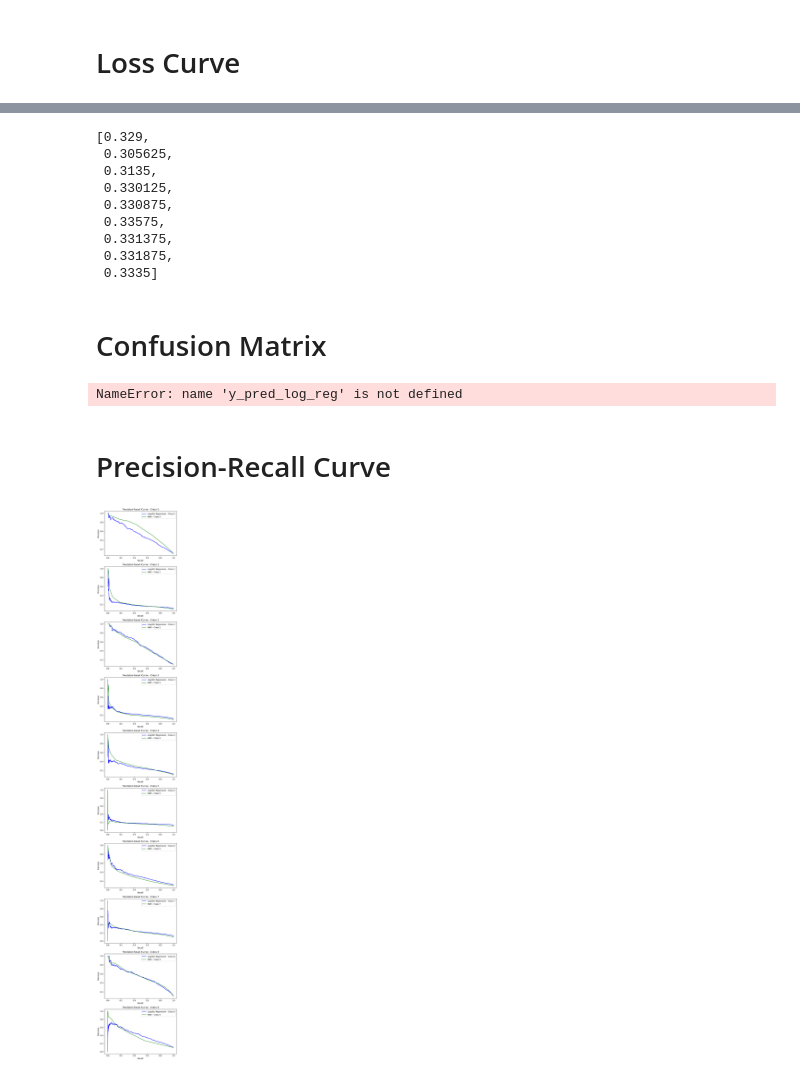
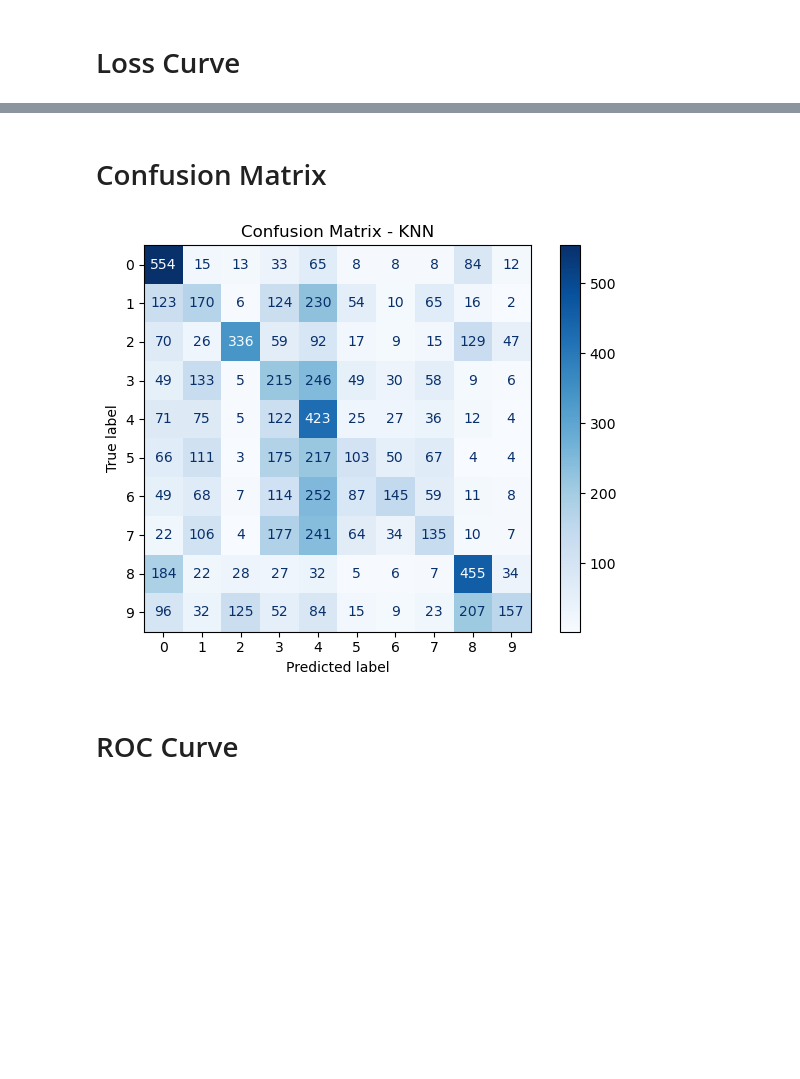
Before and after one commit to ahmniab/ML_project, a Jupyter notebook: Image_knn.ipynb, the cells around one changed output, grey strips where cells are left out. Saved outputs shown, nothing was run; the diff lists cells and outputs as text; code cells hidden in the pictures; blank space fills up the shorter version.

```diff
--- a/Image_knn.ipynb
+++ b/Image_knn.ipynb
@@ -169,77 +140,16 @@ plt.show()
-# %%
-knn_acc
-# %% [output]
-[0.329,
- 0.305625,
- 0.3135,
- 0.330125,
- 0.330875,
- 0.33575,
- 0.331375,
- 0.331875,
- 0.3335]
 # %% [markdown]
 # Confusion Matrix
 # %%
-# cm_log_reg = confusion_matrix(y_test, y_pred_log_reg)
 cm_knn = confusion_matrix(y_test, y_pred_knn)
 
 
-fig, ax = plt.subplots(1, 2, figsize=(14, 6))
+disp_knn = ConfusionMatrixDisplay(confusion_matrix=cm_knn, display_labels=np.unique(y_test))
+disp_knn.plot( cmap='Blues', values_format='d')
 
-
-# disp_log_reg = ConfusionMatrixDisplay(confusion_matrix=cm_log_reg, display_labels=np.unique(y_test))
-# disp_log_reg.plot(ax=ax[0], cmap='Blues', values_format='d')
-# ax[0].set_title('Confusion Matrix - Logistic Regression')
-
-
-disp_knn = ConfusionMatrixDisplay(confusion_matrix=cm_knn, display_labels=np.unique(y_test))
-disp_knn.plot(ax=ax[1], cmap='Blues', values_format='d')
-ax[1].set_title('Confusion Matrix - KNN')
-
+plt.title('Confusion Matrix - KNN')
 plt.tight_layout()
 plt.show()
 # %% [output]
-NameError: name 'y_pred_log_reg' is not defined
+[figure, added]
 # %% [markdown]
-#  Precision-Recall Curve
+# ROC Curve
-# %%
-y_train_bin = label_binarize(y_train, classes=np.unique(y_train))
-y_test_bin = label_binarize(y_test, classes=np.unique(y_test))
-
-
-y_proba_log_reg = log_reg.predict_proba(X_test_scaled)
-
-
-y_proba_knn = knn.predict_proba(X_test_scaled)
-
-
-precision_log_reg, recall_log_reg = {}, {}
-precision_knn, recall_knn = {}, {}
-fpr_log_reg, tpr_log_reg = {}, {}
-fpr_knn, tpr_knn = {}, {}
-
-# Compute Precision-Recall Curve and ROC Curve for each class
-for i in range(y_train_bin.shape[1]):
-    precision_log_reg[i], recall_log_reg[i], _ = precision_recall_curve(y_test_bin[:, i], y_proba_log_reg[:, i])
-    precision_knn[i], recall_knn[i], _ = precision_recall_curve(y_test_bin[:, i], y_proba_knn[:, i])
-
-    fpr_log_reg[i], tpr_log_reg[i], _ = roc_curve(y_test_bin[:, i], y_proba_log_reg[:, i])
-    fpr_knn[i], tpr_knn[i], _ = roc_curve(y_test_bin[:, i], y_proba_knn[:, i])
-
-# Plot Precision-Recall Curves for each class
-num_classes = y_train_bin.shape[1]
-fig, axes = plt.subplots(num_classes, 1, figsize=(6, 4 * num_classes))
-
-for i in range(num_classes):
-    axes[i].plot(recall_log_reg[i], precision_log_reg[i], color='blue', label=f'Logistic Regression - Class {i}')
-    axes[i].plot(recall_knn[i], precision_knn[i], color='green', label=f'KNN - Class {i}')
-    axes[i].set_xlabel('Recall')
-    axes[i].set_ylabel('Precision')
-    axes[i].set_title(f'Precision-Recall Curve - Class {i}')
-    axes[i].legend()
-
-plt.tight_layout()
-plt.show()
-# %% [output]
-[figure, removed]
```
Also changed, not shown: parts of 9 cells of this notebook, 1 other file.
